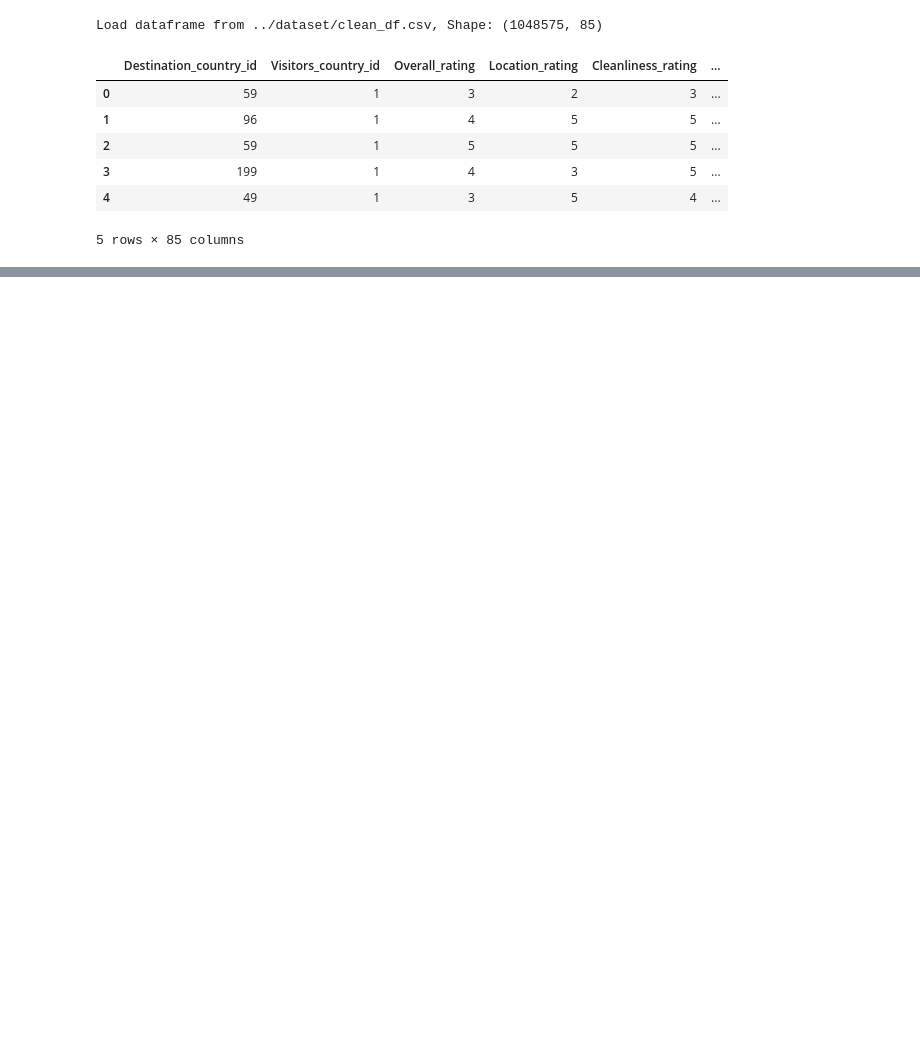
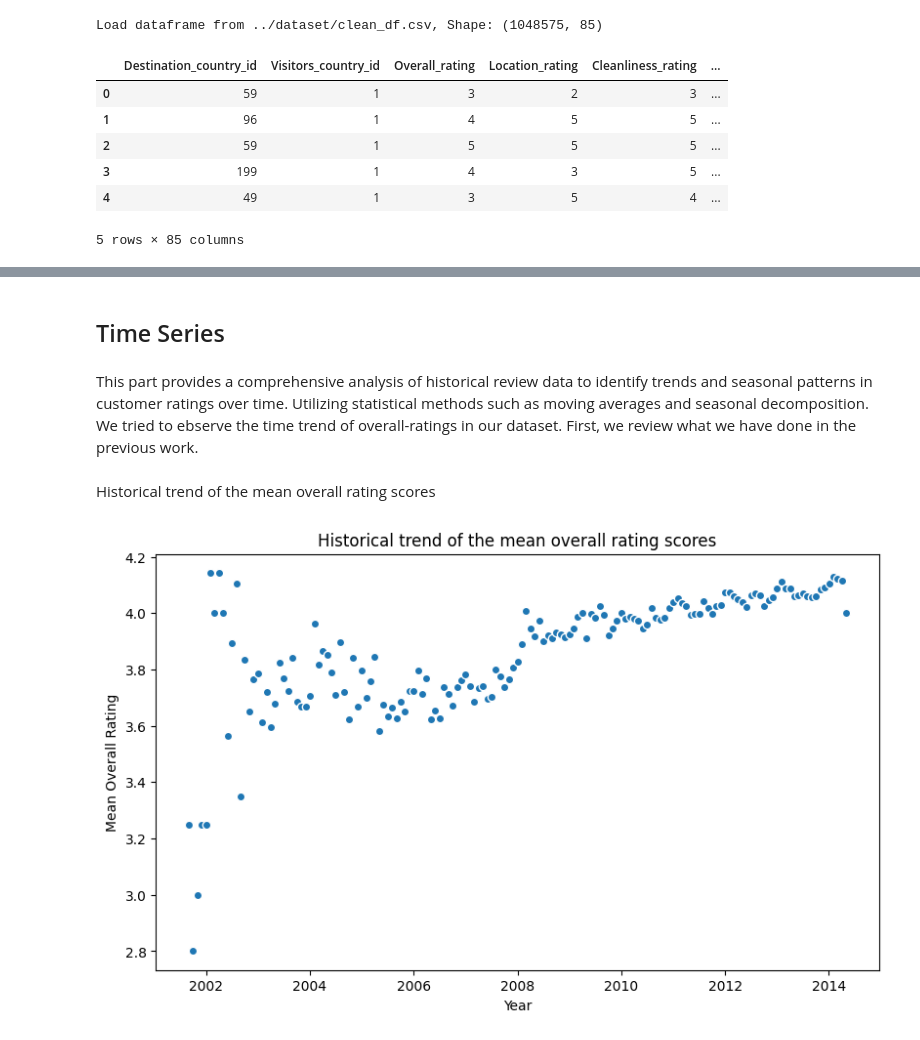
Before and after one commit to yceugene/DA_Proj_G7, a Jupyter notebook: src/team7_final_presentation.ipynb, the cells around one changed output, grey strips where cells are left out. Drawn from its saved outputs; the diff is of its cells as text; code cells hidden in the pictures; blank space fills up the shorter version.

```diff
--- a/src/team7_final_presentation.ipynb
+++ b/src/team7_final_presentation.ipynb
@@ -56,0 +110,3 @@ clean_df.to_csv("../dataset/clean_df_ver2.csv", index=False)
+# %%
+# Fix the datatime format for the column "Date_of_review"
+rating_df["Date_of_review"]= pd.to_datetime(rating_df["Date_of_review"], errors="coerce")
@@ -56,0 +188,31 @@ clean_df.to_csv("../dataset/clean_df_ver2.csv", index=False)
+# %% [markdown]
+## Time Series
+# %% [markdown]
+This part provides a comprehensive analysis of historical review data to identify trends and seasonal patterns in customer ratings over time. Utilizing statistical methods such as moving averages and seasonal decomposition. We tried to ebserve the time trend of overall-ratings in our dataset. First, we review what we have done in the previous work.
+# %% [markdown]
+Historical trend of the mean overall rating scores
+# %%
+# Change the date column to be of type datetime
+review_date = pd.to_datetime(rating_df['Date_of_review'])
+
+# Extract the year from the review_date column
+review_year_month = review_date.dt.to_period('M')
+
+# Group by year and calculate the mean overall rating
+mean_ratings_monthly = rating_df.groupby(review_year_month)['Overall_rating'].mean()
+mean_ratings_monthly.index = mean_ratings_monthly.index.to_timestamp()
+
+# Scatter Plot
+fig, ax = plt.subplots(figsize=(8, 5), layout='constrained')
+ax.scatter(mean_ratings_monthly.index, mean_ratings_monthly.values, edgecolors='white')
+ax.set_title('Historical trend of the mean overall rating scores')
+ax.set_xlabel('Year')
+ax.set_ylabel('Mean Overall Rating')
+
+# Show ticks from 2002 to 2016 with an interval of 2 years
+ticks = pd.date_range(start='2002-01-01', end='2016-01-01', freq='2Y')
+plt.xticks(ticks, labels=[tick.strftime('%Y') for tick in ticks])
+
+plt.show()
+# %% [output]
+[figure, added]
```
Also changed, not shown: parts of 106 cells of this notebook.
